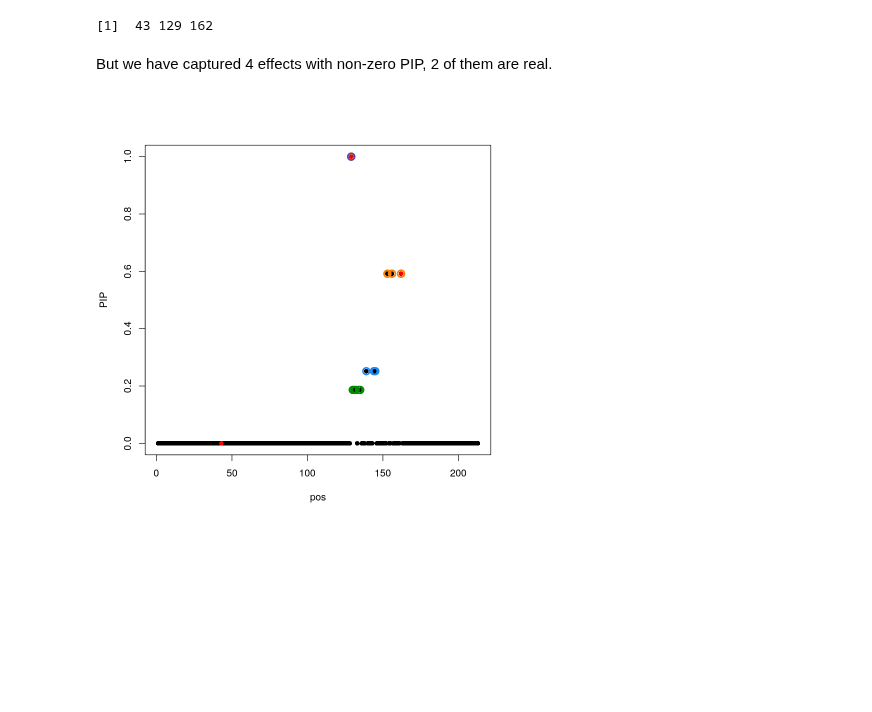
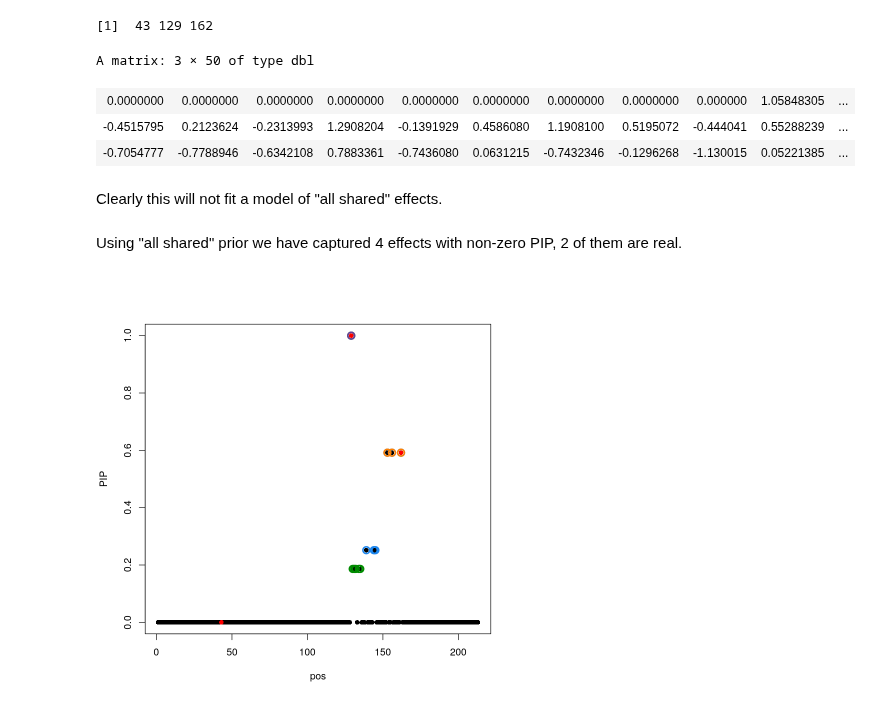
Before and after one commit to stephenslab/mvsusieR, a Jupyter notebook: inst/prototypes/em_optim_est_prior.ipynb, the cells around one changed output. Drawn from its saved outputs; the diff is of its cells as text; code cells hidden in the pictures; blank space fills up the shorter version.

```diff
--- a/inst/prototypes/em_optim_est_prior.ipynb
+++ b/inst/prototypes/em_optim_est_prior.ipynb
@@ -138,8 +133,17 @@ It seems the prior estimate are consistantly large for all effects. This data-se
 which(rowSums(meta$true_coef) != 0)
 # %% [output]
 [1]  43 129 162
+# %%
+meta$true_coef[which(rowSums(meta$true_coef) != 0),]
+# %% [output]
+A matrix: 3 × 50 of type dbl
+| 0.0000000 | 0.0000000 | 0.0000000 | 0.0000000 | 0.0000000 | 0.0000000 | 0.0000000 | 0.0000000 | 0.000000 | 1.05848305 | ... |
+| -0.4515795 | 0.2123624 | -0.2313993 | 1.2908204 | -0.1391929 | 0.4586080 | 1.1908100 | 0.5195072 | -0.444041 | 0.55288239 | ... |
+| -0.7054777 | -0.7788946 | -0.6342108 | 0.7883361 | -0.7436080 | 0.0631215 | -0.7432346 | -0.1296268 | -1.130015 | 0.05221385 | ... |
+# %% [markdown]
+Clearly this will not fit a model of "all shared" effects.
 # %% [markdown]
-But we have captured 4 effects with non-zero PIP, 2 of them are real.
+Using "all shared" prior we have captured 4 effects with non-zero PIP, 2 of them are real.
 # %%
 susieR::susie_plot(result, y='PIP',b=rowSums(meta$true_coef))
 # %% [output]
```
Also changed, not shown: parts of 35 cells of this notebook, 3 other files.
